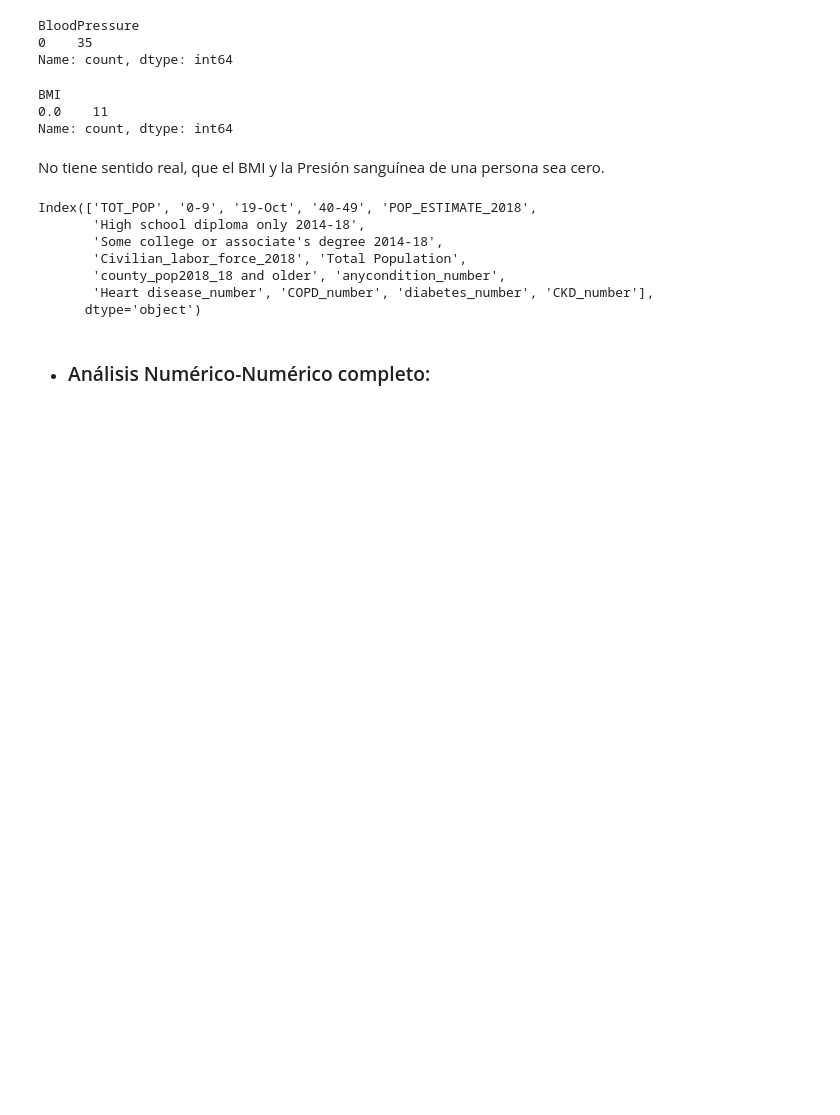
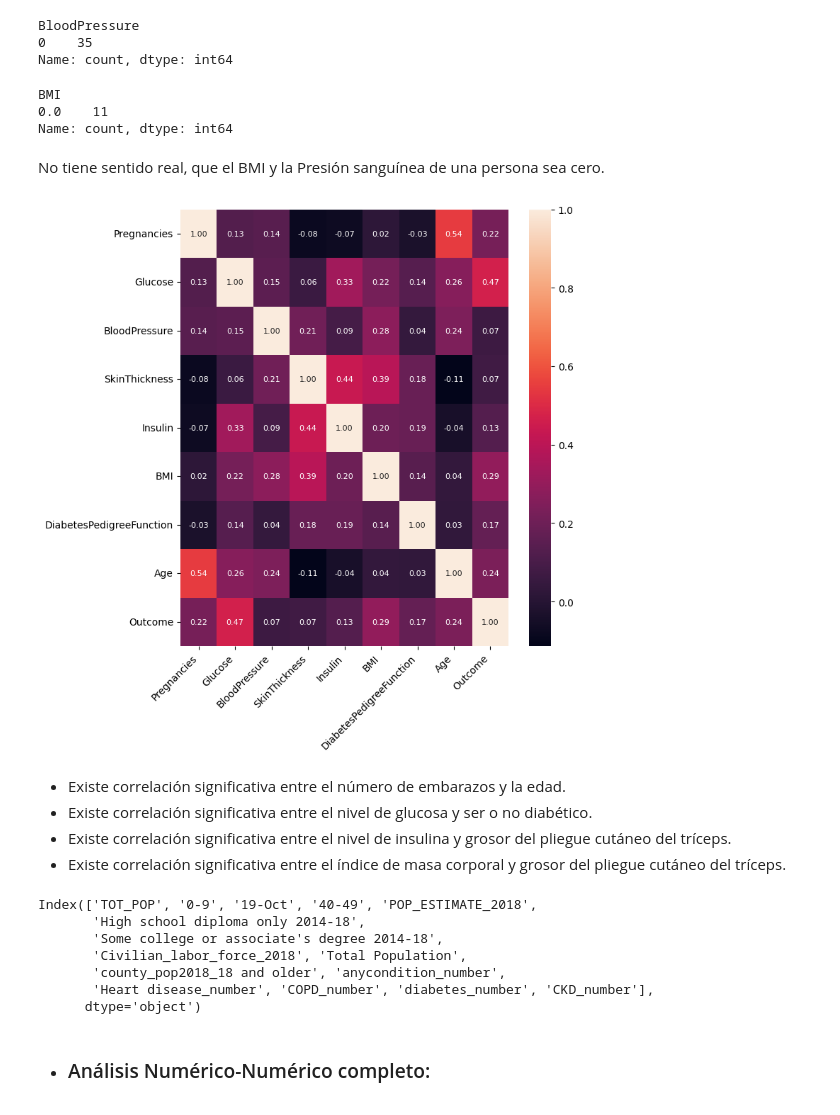
Before and after one commit to josedrosales/Analisis, a Jupyter notebook: models/Decision_tree.ipynb, the cells around one changed output. Drawn from its saved outputs; the diff is of its cells as text; code cells hidden in the pictures; blank space fills up the shorter version.

```diff
--- a/models/Decision_tree.ipynb
+++ b/models/Decision_tree.ipynb
@@ -135,3 +135,21 @@ BMI
 Name: count, dtype: int64
 # %% [markdown]
 No tiene sentido real, que el BMI y la Presión sanguínea de una persona sea cero.
+# %%
+plt.figure(figsize = (8,8))
+
+corr = dataframe[dataframe.columns.tolist()].corr()
+
+sns.heatmap(corr, annot = True, fmt = ".2f", annot_kws={'size': 8})
+
+plt.xticks(rotation=45, ha='right')
+
+plt.tight_layout()
+plt.show()
+# %% [output]
+[figure, added]
+# %% [markdown]
+- Existe correlación significativa entre el número de embarazos y la edad.
+- Existe correlación significativa entre el nivel de glucosa y ser o no diabético.
+- Existe correlación significativa entre el nivel de insulina y grosor del pliegue cutáneo del tríceps.
+- Existe correlación significativa entre el índice de masa corporal y grosor del pliegue cutáneo del tríceps.
```
Also changed, not shown: parts of 3 cells of this notebook.
